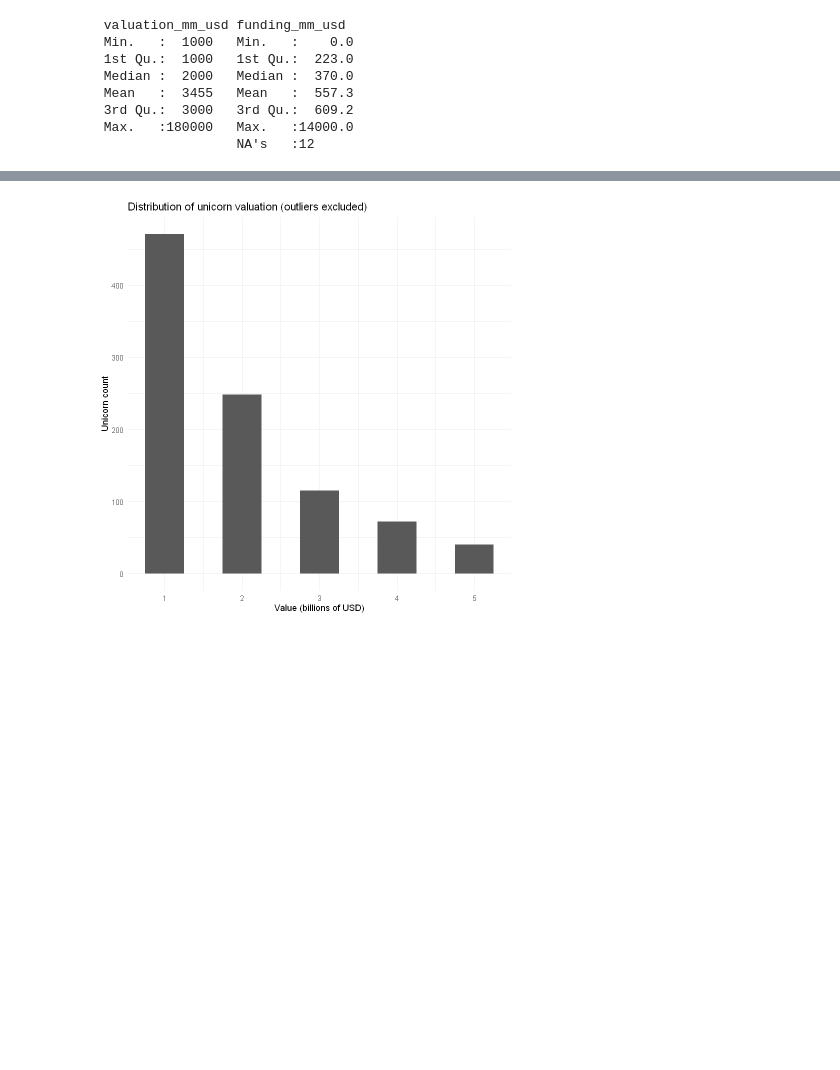
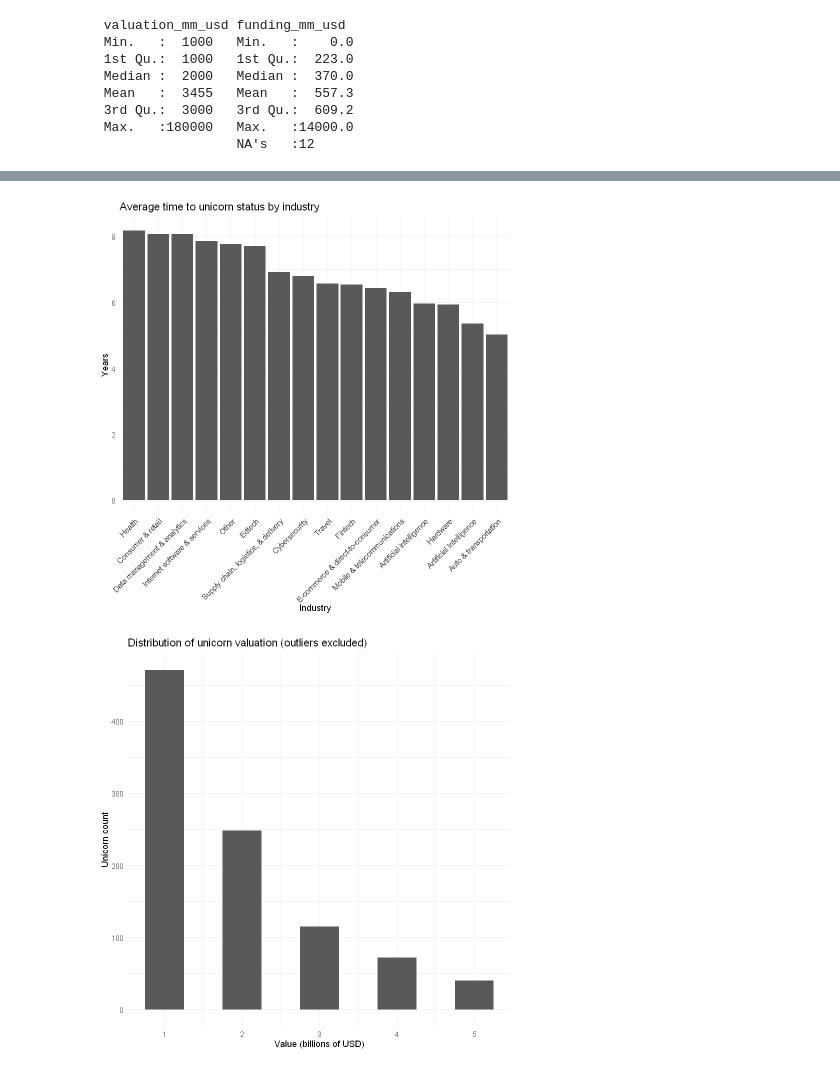
Before and after one commit to tros01/google_advanced_data_analytics, a Jupyter notebook: ga3_unicorns_r.ipynb, the cells around one changed output, grey strips where cells are left out. Drawn from its saved outputs; the diff is of its cells as text; code cells hidden in the pictures; blank space fills up the shorter version.

```diff
--- a/ga3_unicorns_r.ipynb
+++ b/ga3_unicorns_r.ipynb
@@ -200,3 +206,26 @@ mtext("Company", side = 1, line = 10)  # Add x-axis label
+# %%
+# Compute the industry mean of years taken to attain the unicorn status
+industry_mean_df <- plot_df |>
+    group_by(industry) |>
+    summarise(mean = mean(years_till_joined)) |>
+    ungroup() |>
+    arrange(desc(mean))
+# %%
+# Compute the industry mean of years taken to attain the unicorn status
+ggplot(data = industry_mean_df, aes(x = fct_reorder(industry, mean, .desc = TRUE), y = mean)) +
+    geom_col() +
+    # coord_flip() +
+    theme_minimal() +
+    theme(
+        axis.text.x = element_text(angle = 45, hjust = 1)
+    ) +
+    labs(
+        title="Average time to unicorn status by industry",
+        x="Industry",
+        y="Years"
+    )
+# %% [output]
+[figure, added]
 # %%
 # Compute outliers
 val_quantiles <- quantile(df["valuation_mm_usd"], probs = c(0.25, 0.5, 0.75), na.rm=TRUE)
```
Also changed, not shown: parts of 4 cells of this notebook.
